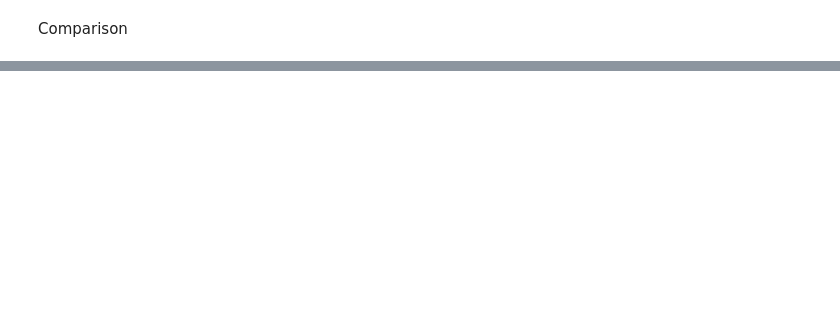
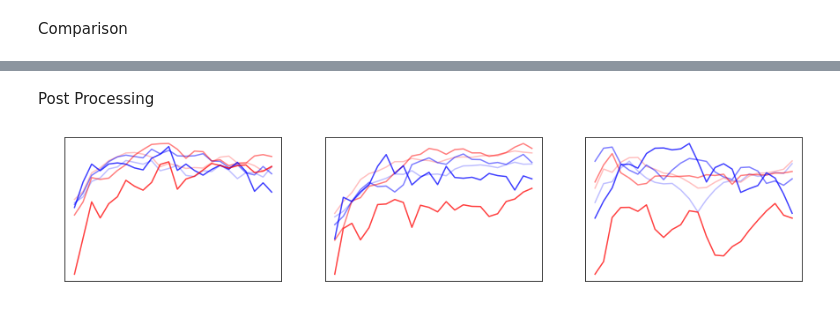
Before and after one commit to sintefmath/multilevelDA, a Jupyter notebook: notebooks/Basin-MLEnKF-Updates.ipynb, the cells around one changed output, grey strips where cells are left out. Cells and saved outputs as stored; diff of their text form; code cells hidden in the pictures; blank space fills up the shorter version.

```diff
--- a/notebooks/Basin-MLEnKF-Updates.ipynb
+++ b/notebooks/Basin-MLEnKF-Updates.ipynb
@@ -166,7 +173,8 @@ for obs_x, obs_y in zip(obs_xs, obs_ys):
     precomp_GC.append( MLEnKF.GCweights(obs_x, obs_y, r) )
 # %%
 # DA step
-true_eta, true_hu, true_hv = np.load(truth_path+"/truth_"+str(int(MLOceanEnsemble.t))+".npy")
+truth.dataAssimilationStep(MLOceanEnsemble.t)
+true_eta, true_hu, true_hv = truth.download()
 
 for h, [obs_x, obs_y] in enumerate(zip(obs_xs, obs_ys)):
     Hx, Hy = MLOceanEnsemble.obsLoc2obsIdx(obs_x, obs_y)
@@ -186,6 +194,9 @@ posterior_gVar = np.zeros((len(ls),3))
 posterior_gExp_diff = np.zeros((len(ls),3))
 posterior_gVar_diff = np.zeros((len(ls),3))
 # %%
+posterior_gExp[0] = L2norm(np.var(g_functionalExp(ML_state[0][centers[l_idx]]),ddof=1, axis=-1), args_list[0])
+posterior_gVar[0] = L2norm(np.var(g_functionalVar(ML_state[0][centers[l_idx]]),ddof=1, axis=-1), args_list[0])
+
 for l_idx in range(1,len(ls)):
     posterior_gExp[l_idx] = L2norm(np.var(g_functionalExp(ML_state[l_idx][0][centers[l_idx]]),ddof=1, axis=-1), args_list[l_idx])
     posterior_gVar[l_idx] = L2norm(np.var(g_functionalVar(ML_state[l_idx][0][centers[l_idx]]),ddof=1, axis=-1), args_list[l_idx])
@@ -221,0 +235,3 @@ array([[       nan,        nan,        nan],
+# %%
+updates_gVar = [posterior_gVar/prior_gVar]
+updates_gVar_diff = [posterior_gVar_diff[1:]/prior_gVar_diff[1:]]
@@ -221,0 +322,14 @@ array([[       nan,        nan,        nan],
+# %% [markdown]
+Post Processing
+# %%
+updates_gVar = np.array(updates_gVar)
+updates_gVar_diff = np.array(updates_gVar_diff)
+# %%
+fig, axs = plt.subplots(1,3, figsize=(15,3))
+
+for i in range(3):
+    for l_idx in range(1,len(ls)):
+        axs[i].plot(updates_gVar[:,l_idx,i], c="blue", alpha=(0.25+0.75*(l_idx-1)/(len(ls)-1)))
+        axs[i].plot(updates_gVar_diff[:,l_idx-1,i], c="red", alpha=(0.25+0.75*(l_idx-1)/(len(ls)-1)))
+# %% [output]
+[figure, added]
```
Also changed, not shown: parts of 10 cells of this notebook.
